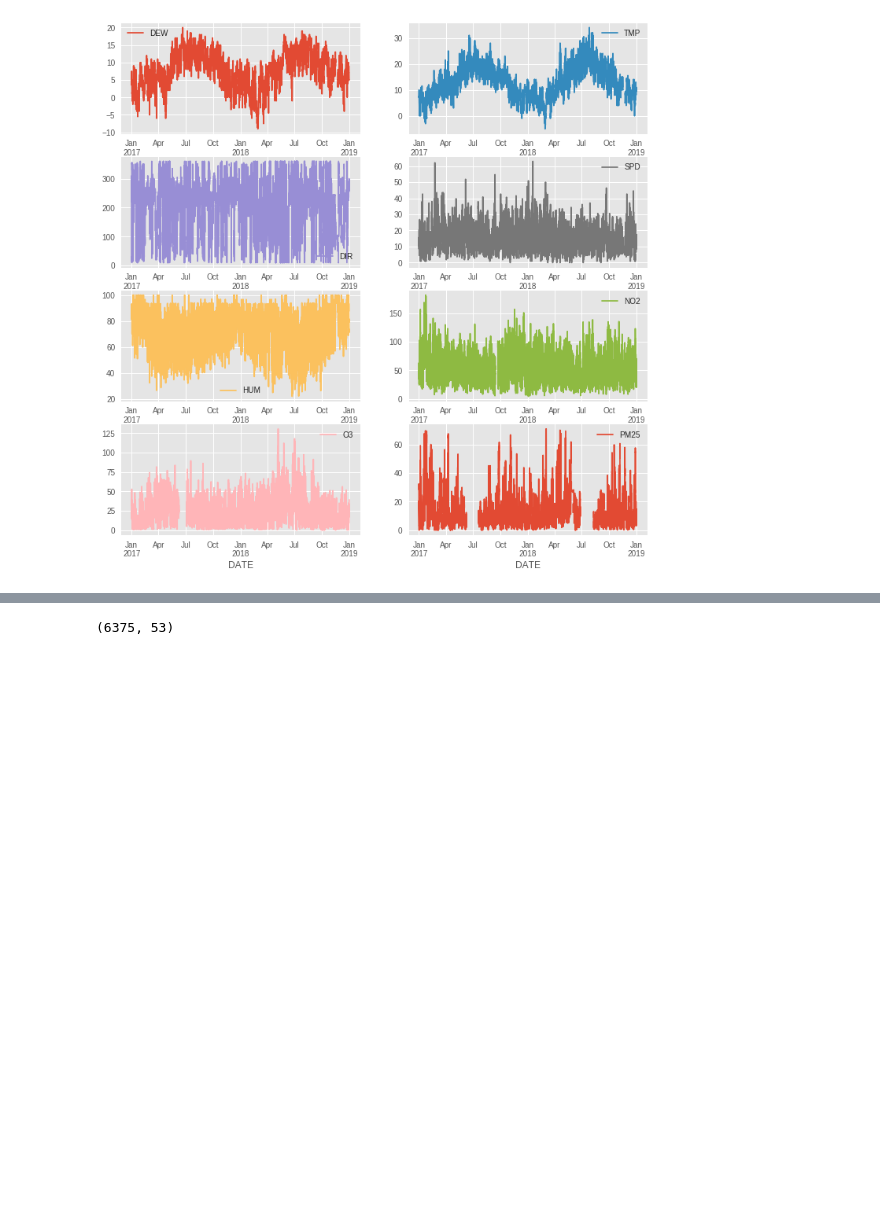
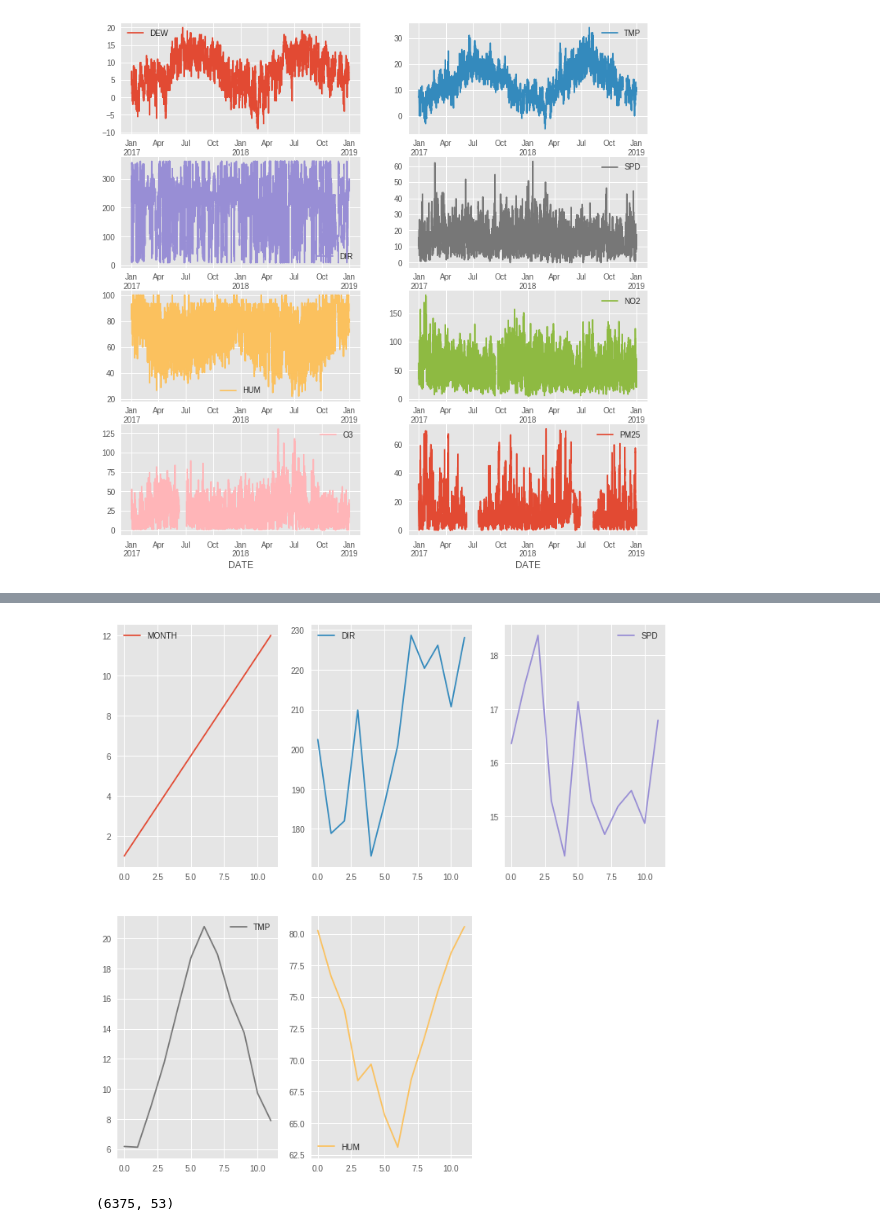
Before and after one commit to jmejco/data-analytics-cw, a Jupyter notebook: data_cleaning.ipynb, the cells around one changed output, grey strips where cells are left out. Cells and saved outputs as stored; diff of their text form; code cells hidden in the pictures; blank space fills up the shorter version.

```diff
--- a/data_cleaning.ipynb
+++ b/data_cleaning.ipynb
@@ -165,3 +194,10 @@ data['PM25_5'] = data.PM25.shift(periods=5)
+# %%
+#Visualization of mean of features based on month of the year
+
+mean_plot_data = data[['DIR','SPD','TMP','HUM','MONTH']].groupby('MONTH').apply(lambda x:x.mean())
+mean_plot_data.drop('MONTH',axis=1).reset_index().plot(subplots=True,layout=(2,3), figsize=(12, 12),sharex=False);
+# %% [output]
+[figure, added]
 # %%
 #Checking number of null values
 
```
Also changed, not shown: parts of 7 cells of this notebook.
